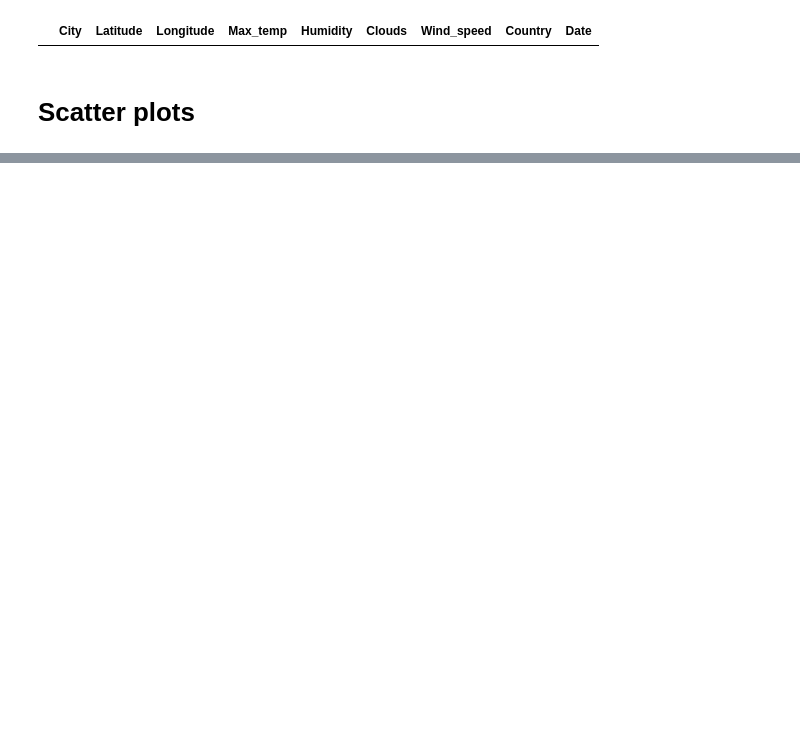
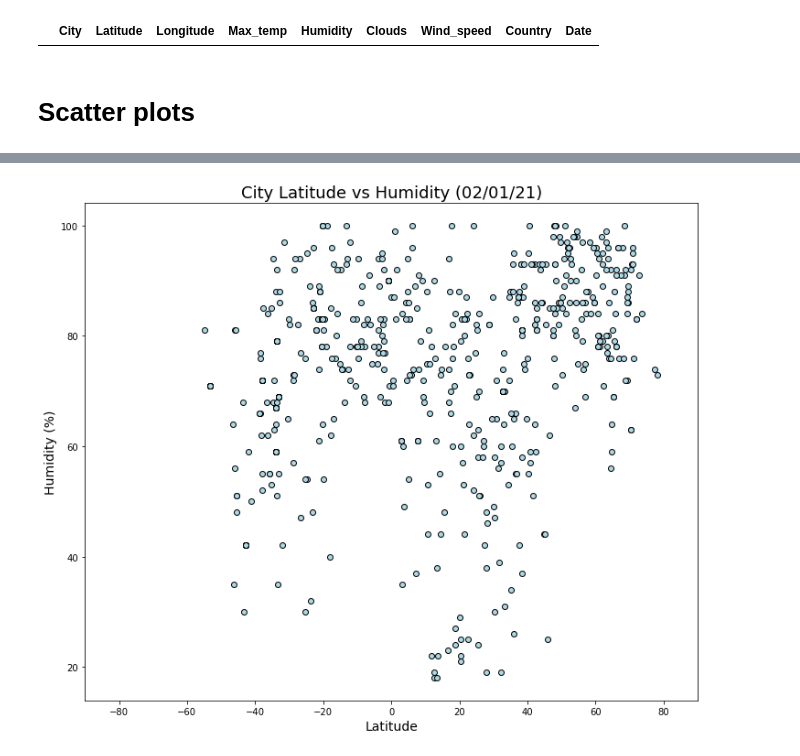
Before and after one commit to Corters22/Weather-Vacation-Analysis, a Jupyter notebook: WeatherPy/WeatherPy.ipynb, the cells around one changed output, grey strips where cells are left out. Drawn from its saved outputs; the diff is of its cells as text; code cells hidden in the pictures; blank space fills up the shorter version.

```diff
--- a/WeatherPy/WeatherPy.ipynb
+++ b/WeatherPy/WeatherPy.ipynb
@@ -107,0 +124,12 @@ y_axis = weather_df['max_temp']
+# %%
+x_axis = city_data['Latitude']
+y_axis = city_data['Humidity']
+plt.figure(figsize=(12, 10))
+plt.xlim(-90, 90)
+plt.scatter(x_axis, y_axis, c='lightblue', marker='o', edgecolor='black')
+plt.xlabel("Latitude", fontsize=14)
+plt.ylabel("Humidity (%)", fontsize=14)
+plt.title("City Latitude vs Humidity (" + date_run + ')', fontsize=18)
+plt.show()
+# %% [output]
+[figure, added]
```
Also changed, not shown: parts of 8 cells of this notebook, 1 other file.
